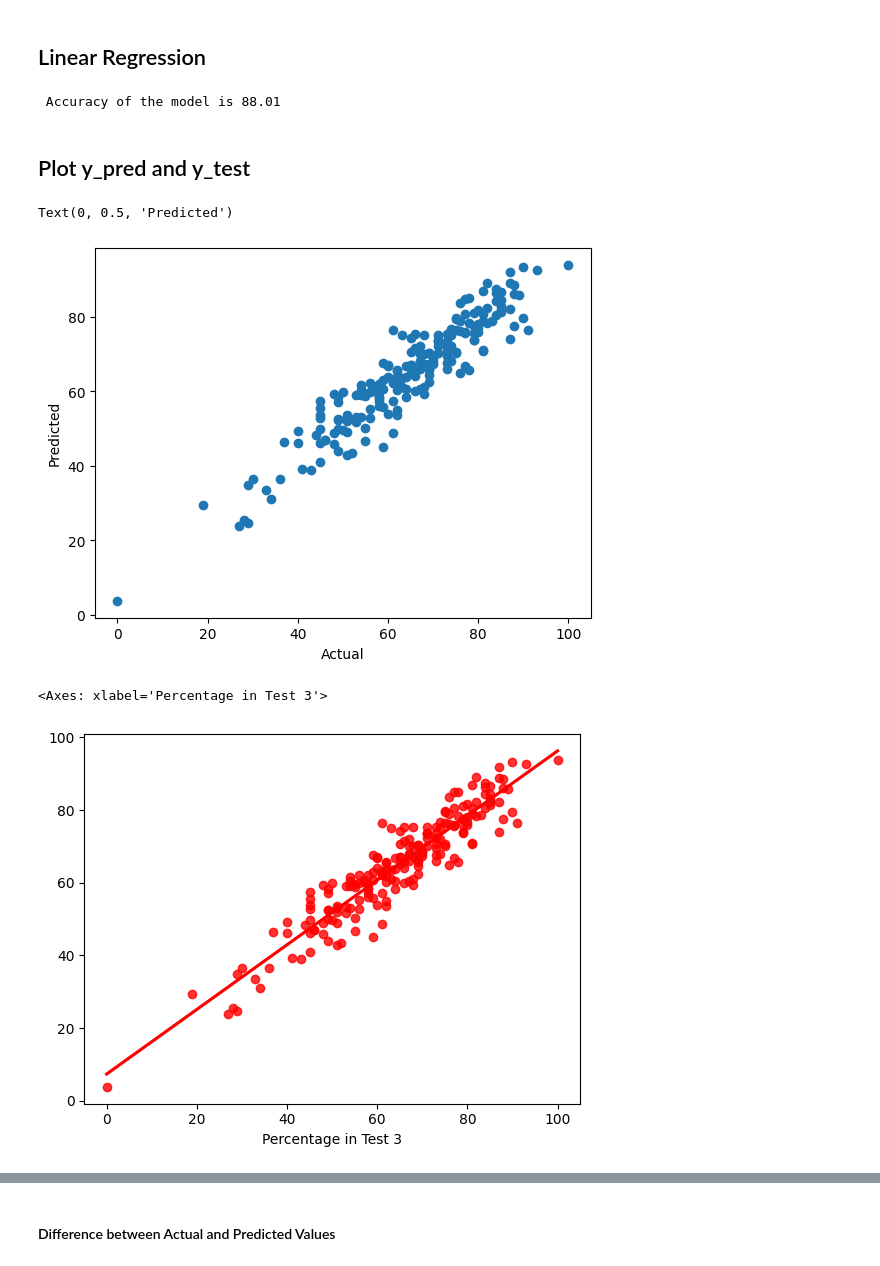
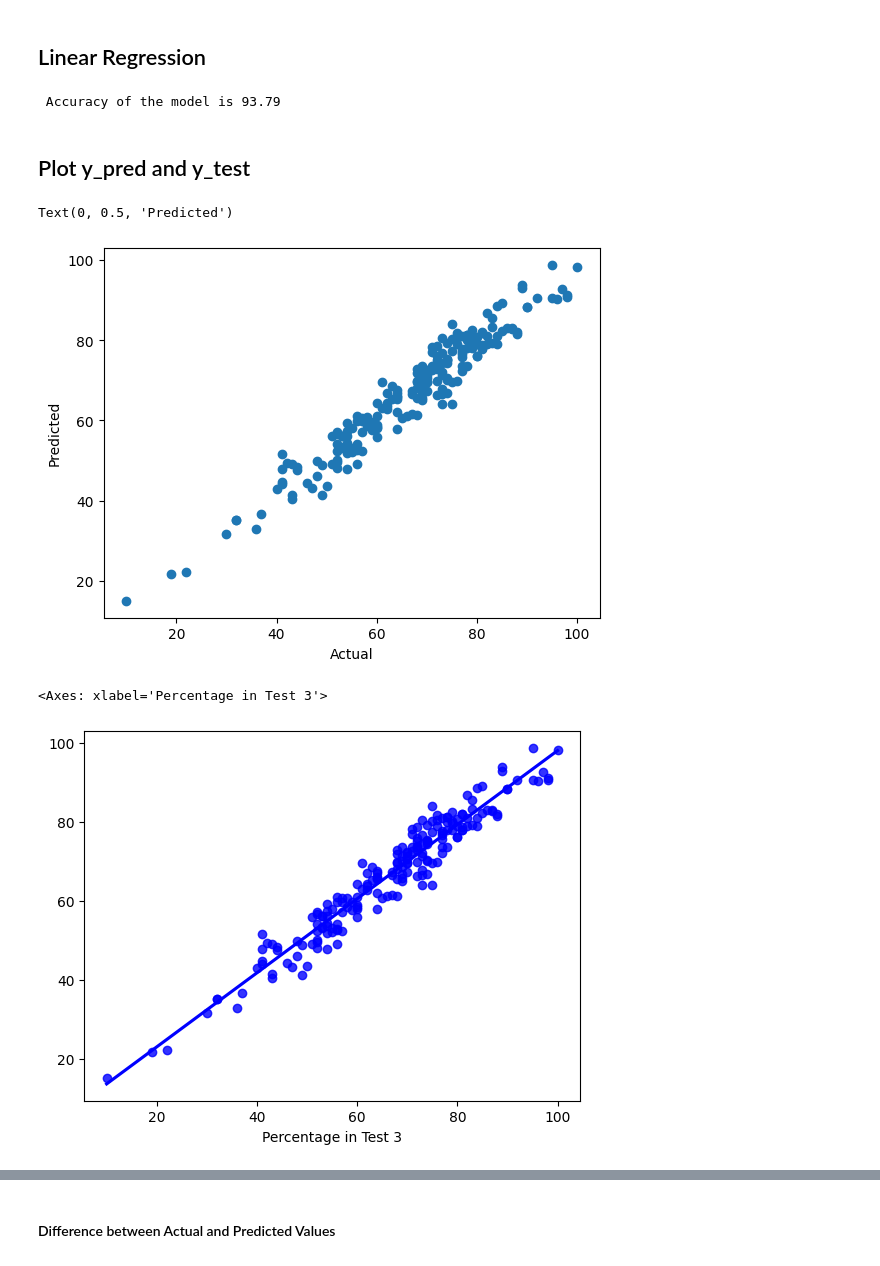
Before and after one commit to bhaskar-nie/student-performance-predictor, a Jupyter notebook: IPYNB Notebooks/Training_Model.ipynb, the cells around one changed output, grey strips where cells are left out. Saved outputs shown, nothing was run; the diff lists cells and outputs as text; code cells hidden in the pictures.

```diff
--- a/IPYNB Notebooks/Training_Model.ipynb
+++ b/IPYNB Notebooks/Training_Model.ipynb
@@ -17,7 +17,7 @@ import warnings
 # %% [markdown]
 #### Import the CSV Data as Pandas DataFrame
 # %%
-df = pd.read_csv('data/stud.csv')
+df = pd.read_csv('data.csv')
 # %% [markdown]
 #### Show Top 5 Records
 # %%
@@ -176,7 +176,7 @@ y_pred = lin_model.predict(X_test)
 score = r2_score(y_test, y_pred)*100
 print(" Accuracy of the model is %.2f" %score)
 # %% [output]
- Accuracy of the model is 88.01
+ Accuracy of the model is 93.79
 # %% [markdown]
 ## Plot y_pred and y_test
 # %%
@@ -185,12 +185,12 @@ plt.xlabel('Actual')
 plt.ylabel('Predicted')
 # %% [output]
 Text(0, 0.5, 'Predicted')
-[figure, old version]
+[figure, new version]
 # %%
-sns.regplot(x=y_test,y=y_pred,ci=None,color ='red')
+sns.regplot(x=y_test,y=y_pred,ci=None,color ='blue')
 # %% [output]
 <Axes: xlabel='Percentage in Test 3'>
-[figure, old version]
+[figure, new version]
 # %%
 tree_model = DecisionTreeRegressor(random_state=0)
 tree_model.fit(X_train, y_train)
```
Also changed, not shown: parts of 9 cells of this notebook, 30 other files.
